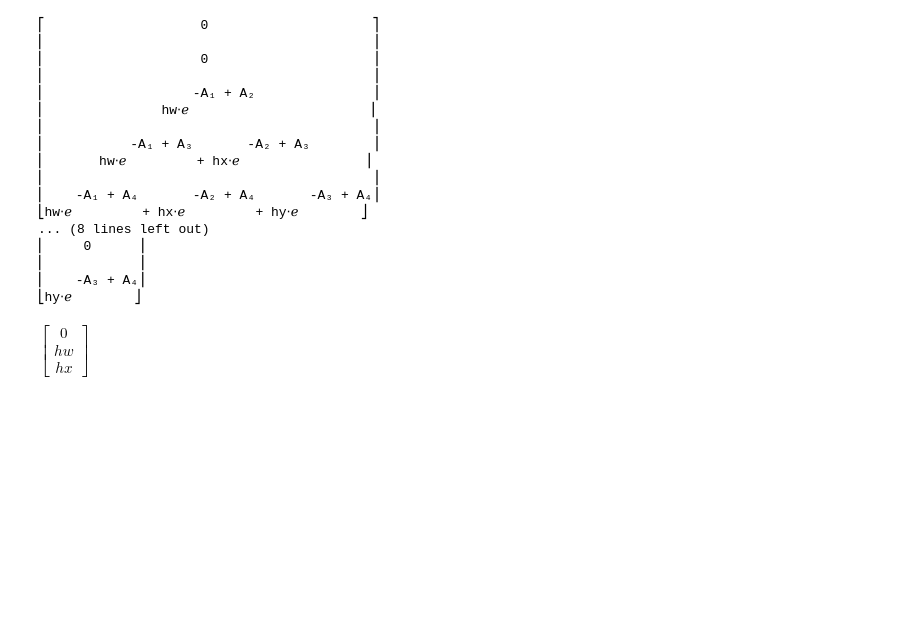
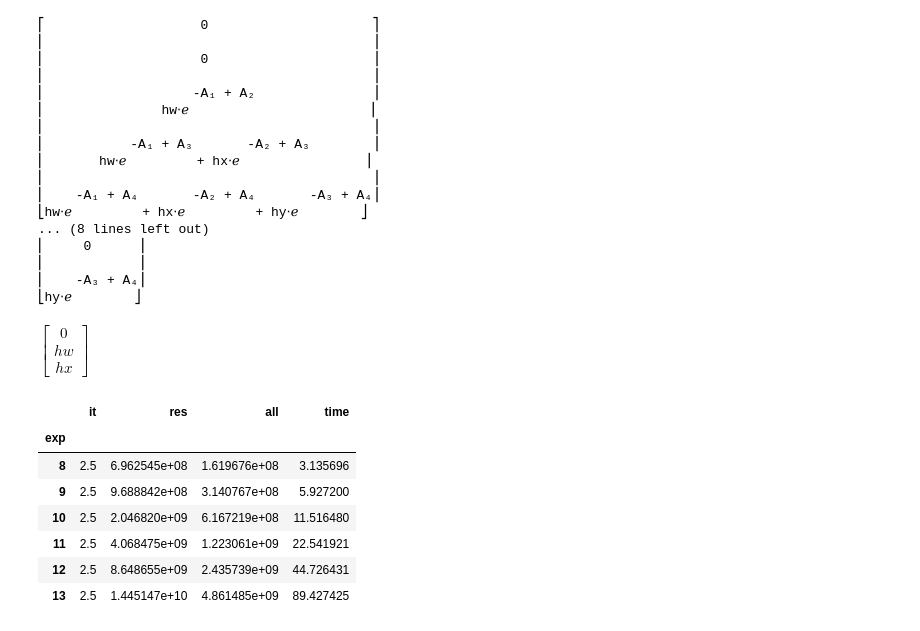
Before and after one commit to state-spaces/mamba, a Jupyter notebook: tests.ipynb, the cells around one changed output. Saved outputs shown, nothing was run; the diff lists cells and outputs as text; code cells hidden in the pictures; blank space fills up the shorter version.

```diff
--- a/tests.ipynb
+++ b/tests.ipynb
@@ -643,3 +672,17 @@ pprint(A_cumsum2.multiply(states2))
 # %%
 # %% [output]
 $\displaystyle \left[\begin{matrix}0\\hw\\hx\end{matrix}\right]$
+# %%
+import pandas as pd
+df_s = pd.read_csv('ser_save/res_0.csv', index_col=0)
+df_s = df_s[df_s['it']>1].groupby(['exp']).mean()
+df_s
+# %% [output]
+|  | it | res | all | time |
+| exp |  |  |  |  |
+| 8 | 2.5 | 6.962545e+08 | 1.619676e+08 | 3.135696 |
+| 9 | 2.5 | 9.688842e+08 | 3.140767e+08 | 5.927200 |
+| 10 | 2.5 | 2.046820e+09 | 6.167219e+08 | 11.516480 |
+| 11 | 2.5 | 4.068475e+09 | 1.223061e+09 | 22.541921 |
+| 12 | 2.5 | 8.648655e+09 | 2.435739e+09 | 44.726431 |
+| 13 | 2.5 | 1.445147e+10 | 4.861485e+09 | 89.427425 |
```
Also changed, not shown: parts of 11 cells of this notebook, 2 other files.
